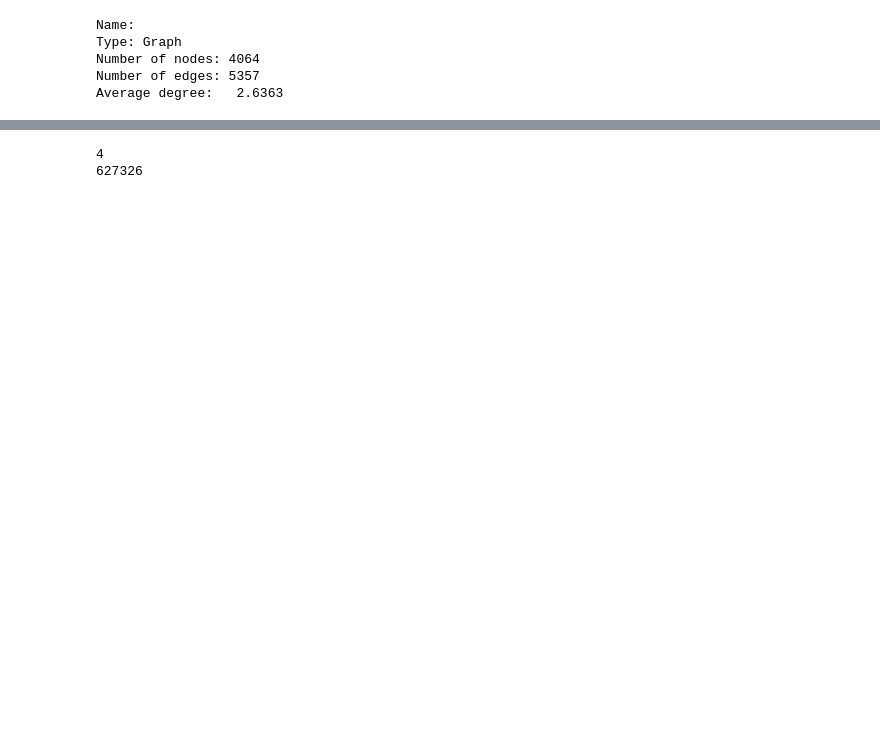
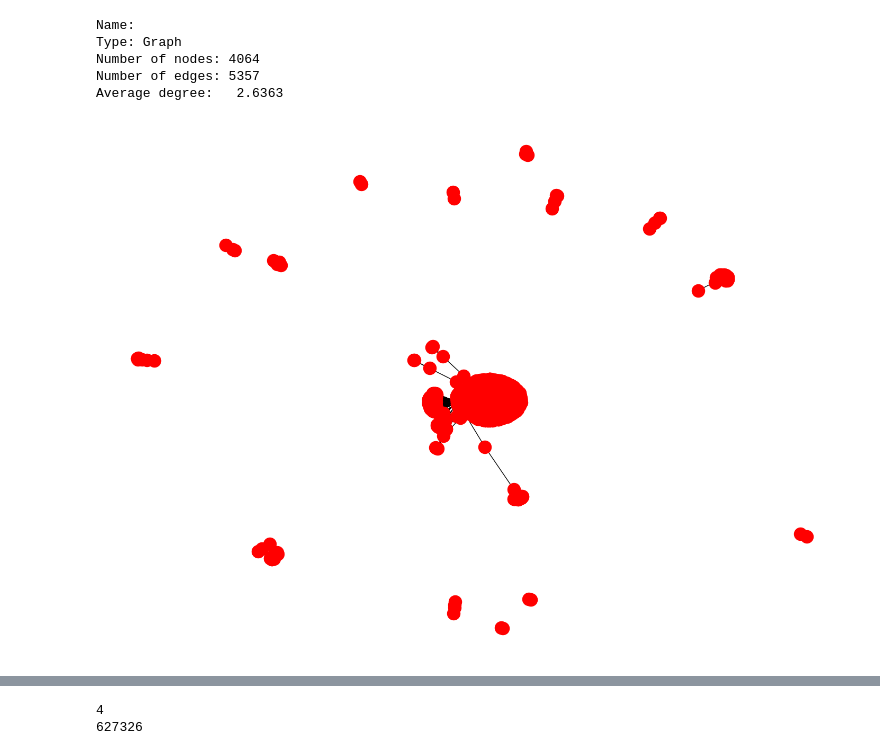
Before and after one commit to PriyaShaji/Data620-1, a Jupyter notebook: Project 2/Project 2.ipynb, the cells around one changed output, grey strips where cells are left out. Saved outputs shown, nothing was run; the diff lists cells and outputs as text; code cells hidden in the pictures; blank space fills up the shorter version.

```diff
--- a/Project 2/Project 2.ipynb
+++ b/Project 2/Project 2.ipynb
@@ -132,0 +129,7 @@ graph
+# %%
+# The Network is so large, so we'll save it in PDf file
+plt.figure(figsize=(14, 10))
+nx.draw(g, node_color="r")
+plt.savefig("graph.pdf")
+# %% [output]
+[figure, added]
```
Also changed, not shown: parts of 15 cells of this notebook, 1 other file.
